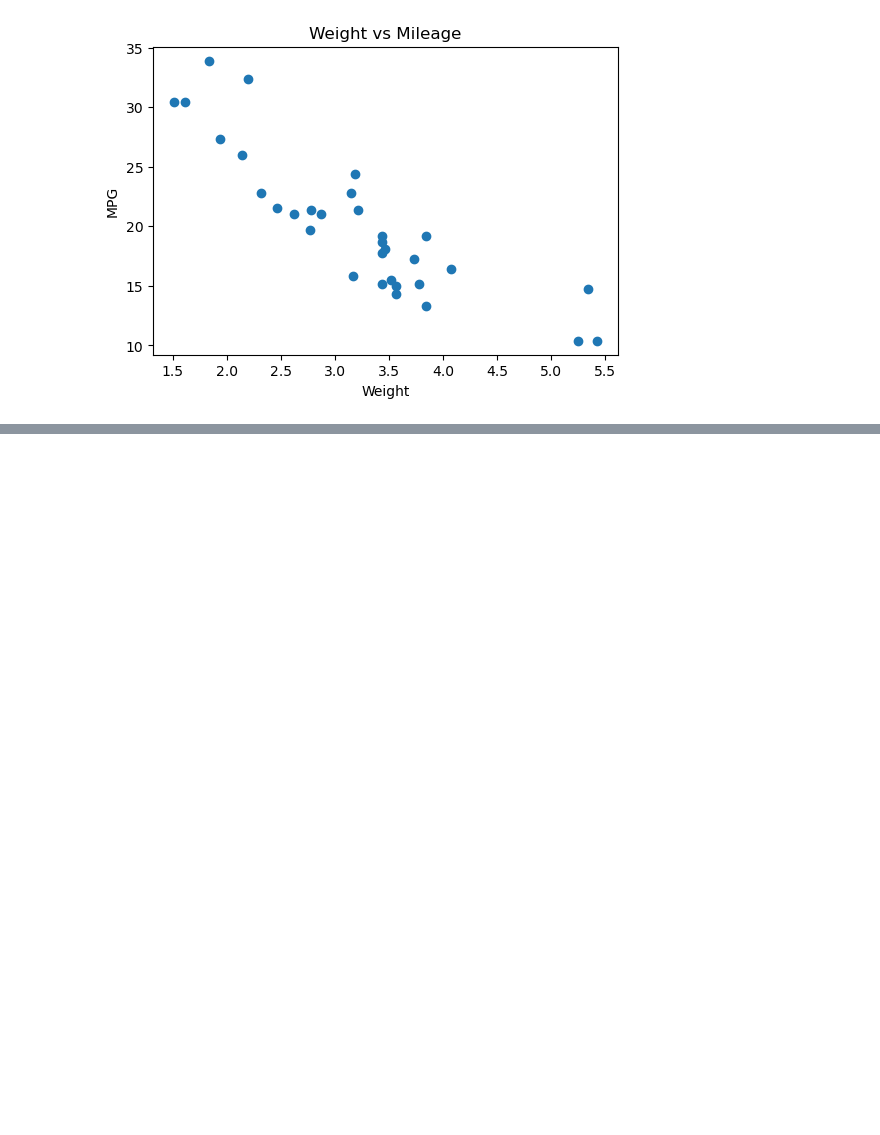
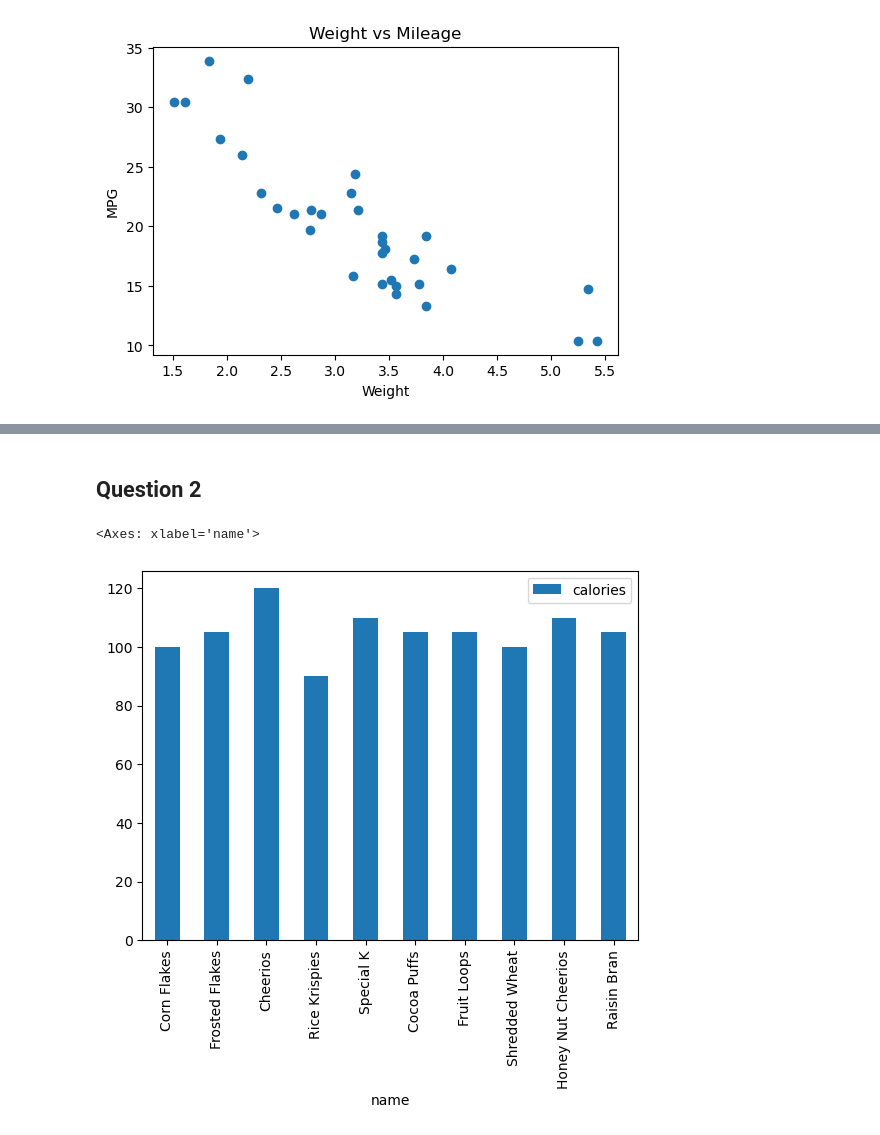
Before and after one commit to jishnusamal/data-visualization-lab, a Jupyter notebook: Lab-6/Lab-6.ipynb, the cells around one changed output, grey strips where cells are left out. Cells and saved outputs as stored; diff of their text form; code cells hidden in the pictures; blank space fills up the shorter version.

```diff
--- a/Lab-6/Lab-6.ipynb
+++ b/Lab-6/Lab-6.ipynb
@@ -58,0 +77,7 @@ sns.boxplot(data=mtdf, x="am", y="mpg")
+# %% [markdown]
+## Question 2
+# %%
+cdf.plot.bar(x="name", y="calories", rot=90)
+# %% [output]
+<Axes: xlabel='name'>
+[figure, added]
```
Also changed, not shown: parts of 8 cells of this notebook, 15 other files.
